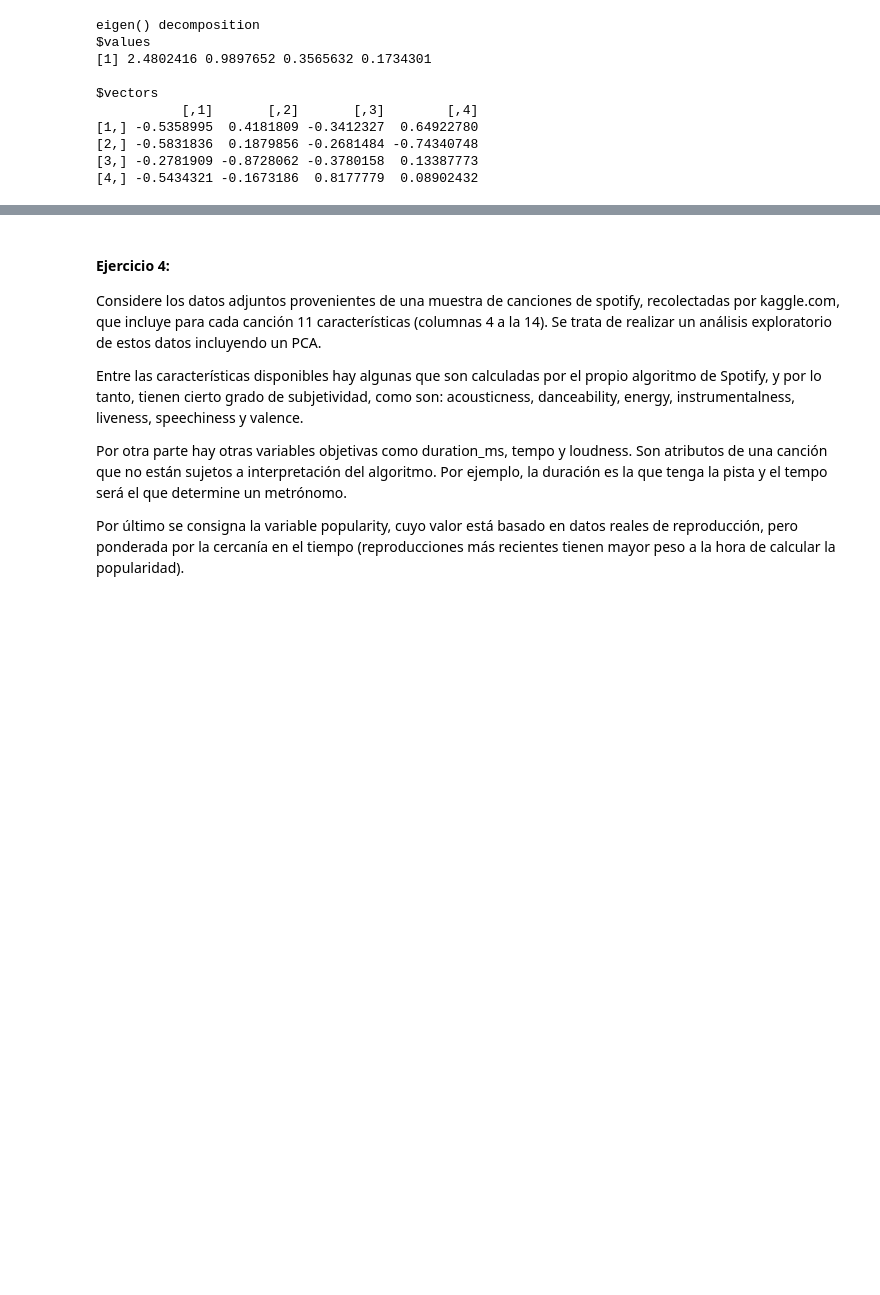
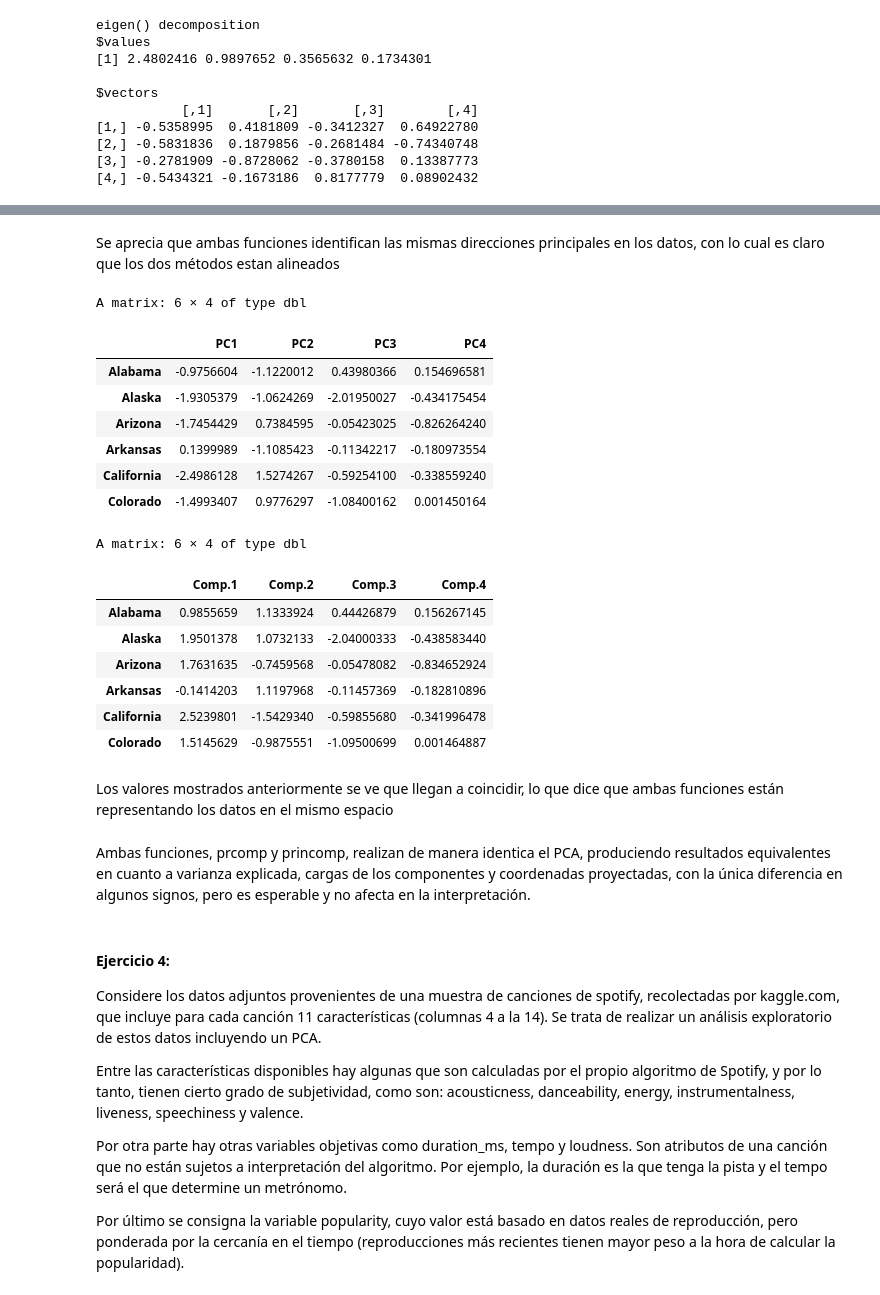
Before and after one commit to jorge-25/PCA, a Jupyter notebook: PCA/PCA.ipynb, the cells around one changed output, grey strips where cells are left out. Saved outputs shown, nothing was run; the diff lists cells and outputs as text; code cells hidden in the pictures; blank space fills up the shorter version.

```diff
--- a/PCA/PCA.ipynb
+++ b/PCA/PCA.ipynb
@@ -328,0 +423,7 @@ Tanto como la función prcomp y los valores calculados anteriormente y guardados
+# %%
+pca_prcomp = prcomp(USArrests, scale = TRUE)
+pca_princomp = princomp(USArrests, cor = TRUE)
+
+View(pca_prcomp)
+print("--------------------------------------------------")
+View(pca_princomp)
@@ -329,3 +481,29 @@ Tanto como la función prcomp y los valores calculados anteriormente y guardados
+# %% [markdown]
+Se aprecia que ambas funciones identifican las mismas direcciones principales en los datos, con lo cual es claro que los dos métodos estan alineados
+# %%
+head(pca_prcomp$x)
+head(pca_princomp$scores)
+# %% [output]
+A matrix: 6 × 4 of type dbl
+|  | PC1 | PC2 | PC3 | PC4 |
+| Alabama | -0.9756604 | -1.1220012 | 0.43980366 | 0.154696581 |
+| Alaska | -1.9305379 | -1.0624269 | -2.01950027 | -0.434175454 |
+| Arizona | -1.7454429 | 0.7384595 | -0.05423025 | -0.826264240 |
+| Arkansas | 0.1399989 | -1.1085423 | -0.11342217 | -0.180973554 |
+| California | -2.4986128 | 1.5274267 | -0.59254100 | -0.338559240 |
+| Colorado | -1.4993407 | 0.9776297 | -1.08400162 | 0.001450164 |
+A matrix: 6 × 4 of type dbl
+|  | Comp.1 | Comp.2 | Comp.3 | Comp.4 |
+| Alabama | 0.9855659 | 1.1333924 | 0.44426879 | 0.156267145 |
+| Alaska | 1.9501378 | 1.0732133 | -2.04000333 | -0.438583440 |
+| Arizona | 1.7631635 | -0.7459568 | -0.05478082 | -0.834652924 |
+| Arkansas | -0.1414203 | 1.1197968 | -0.11457369 | -0.182810896 |
+| California | 2.5239801 | -1.5429340 | -0.59855680 | -0.341996478 |
+| Colorado | 1.5145629 | -0.9875551 | -1.09500699 | 0.001464887 |
+# %% [markdown]
+Los valores mostrados anteriormente se ve que llegan a coincidir, lo que dice que ambas funciones están representando los datos en el mismo espacio
+# %% [markdown]
+Ambas funciones, prcomp y princomp, realizan de manera identica el PCA, produciendo resultados equivalentes en cuanto a varianza explicada, cargas de los componentes y coordenadas proyectadas, con la única diferencia en algunos signos, pero es esperable y no afecta en la interpretación.
 # %% [markdown]
 #### Ejercicio 4:
 Considere los datos adjuntos provenientes de una muestra de canciones de spotify, recolectadas por kaggle.com, que incluye para cada canción 11 características (columnas 4 a la 14). Se trata de realizar un análisis exploratorio de estos datos incluyendo un PCA.
```
Also changed, not shown: parts of 20 cells of this notebook.
